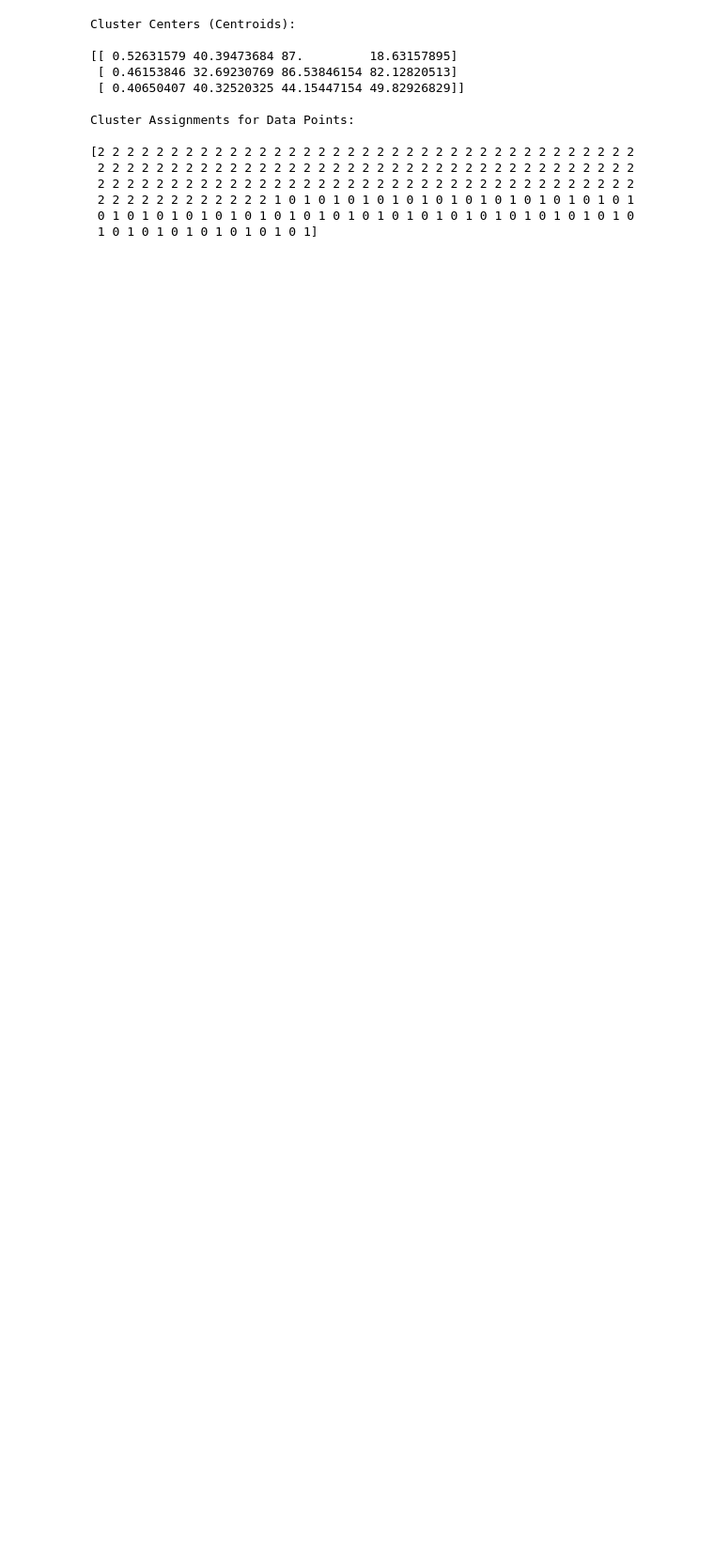
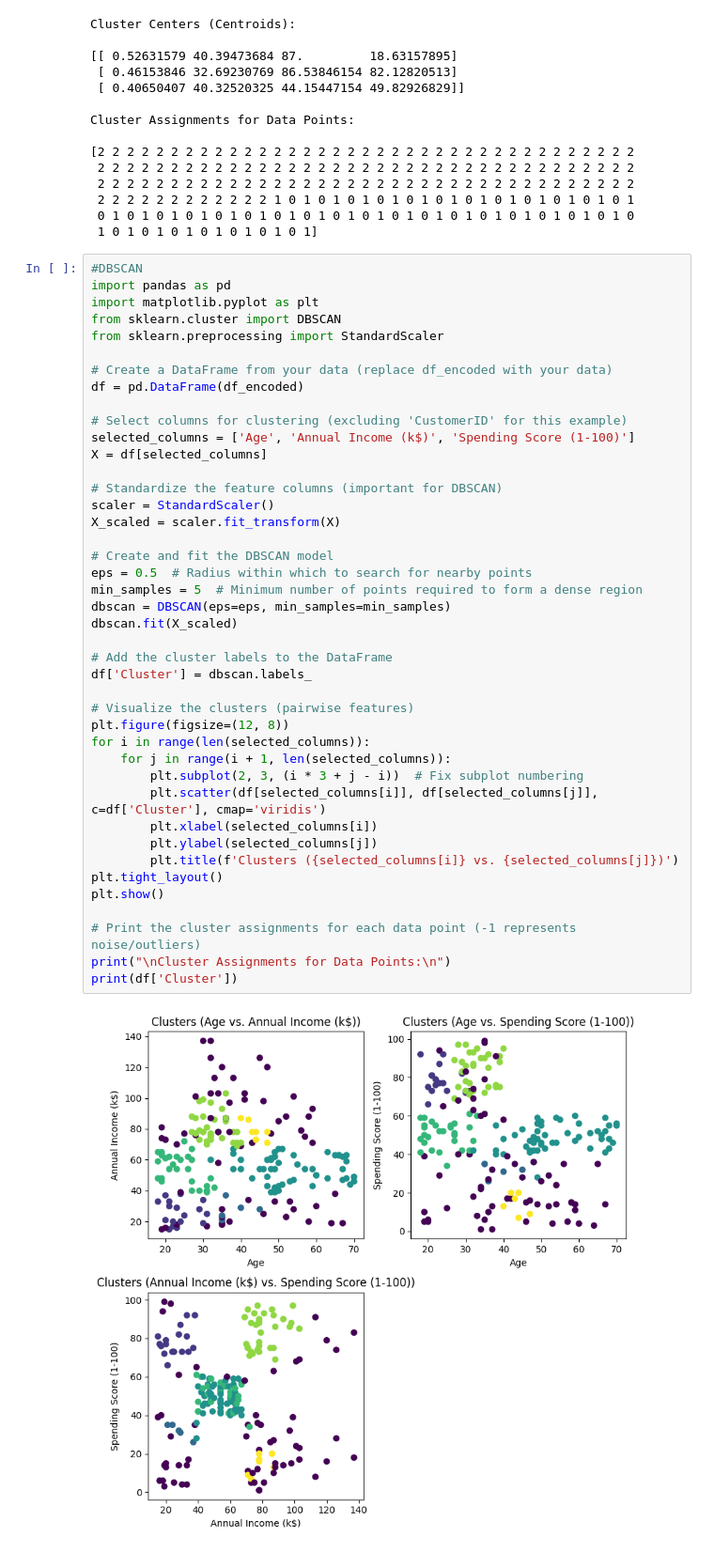
Before and after one commit to JaveriaIrfan686/Mall-Customer-by-using-Clustering, a Jupyter notebook: mall customer clustering.ipynb, the cells around one changed output. Shown at 94% size. Saved outputs shown, nothing was run; the diff lists cells and outputs as text; blank space fills up the shorter version.

Commit message:
Performed DBSCAN

```diff
--- a/mall customer clustering.ipynb
+++ b/mall customer clustering.ipynb
@@ -451,3 +451,47 @@ Cluster Assignments for Data Points:
  2 2 2 2 2 2 2 2 2 2 2 2 1 0 1 0 1 0 1 0 1 0 1 0 1 0 1 0 1 0 1 0 1 0 1 0 1
  0 1 0 1 0 1 0 1 0 1 0 1 0 1 0 1 0 1 0 1 0 1 0 1 0 1 0 1 0 1 0 1 0 1 0 1 0
  1 0 1 0 1 0 1 0 1 0 1 0 1 0 1]
+# %%
+#DBSCAN
+import pandas as pd
+import matplotlib.pyplot as plt
+from sklearn.cluster import DBSCAN
+from sklearn.preprocessing import StandardScaler
+
+# Create a DataFrame from your data (replace df_encoded with your data)
+df = pd.DataFrame(df_encoded)
+
+# Select columns for clustering (excluding 'CustomerID' for this example)
+selected_columns = ['Age', 'Annual Income (k$)', 'Spending Score (1-100)']
+X = df[selected_columns]
+
+# Standardize the feature columns (important for DBSCAN)
+scaler = StandardScaler()
+X_scaled = scaler.fit_transform(X)
+
+# Create and fit the DBSCAN model
+eps = 0.5  # Radius within which to search for nearby points
+min_samples = 5  # Minimum number of points required to form a dense region
+dbscan = DBSCAN(eps=eps, min_samples=min_samples)
+dbscan.fit(X_scaled)
+
+# Add the cluster labels to the DataFrame
+df['Cluster'] = dbscan.labels_
+
+# Visualize the clusters (pairwise features)
+plt.figure(figsize=(12, 8))
+for i in range(len(selected_columns)):
+    for j in range(i + 1, len(selected_columns)):
+        plt.subplot(2, 3, (i * 3 + j - i))  # Fix subplot numbering
+        plt.scatter(df[selected_columns[i]], df[selected_columns[j]], c=df['Cluster'], cmap='viridis')
+        plt.xlabel(selected_columns[i])
+        plt.ylabel(selected_columns[j])
+        plt.title(f'Clusters ({selected_columns[i]} vs. {selected_columns[j]})')
+plt.tight_layout()
+plt.show()
+
+# Print the cluster assignments for each data point (-1 represents noise/outliers)
+print("\nCluster Assignments for Data Points:\n")
+print(df['Cluster'])
+# %% [output]
+[figure, added]
```
Also changed, not shown: parts of 1 cell of this notebook.
